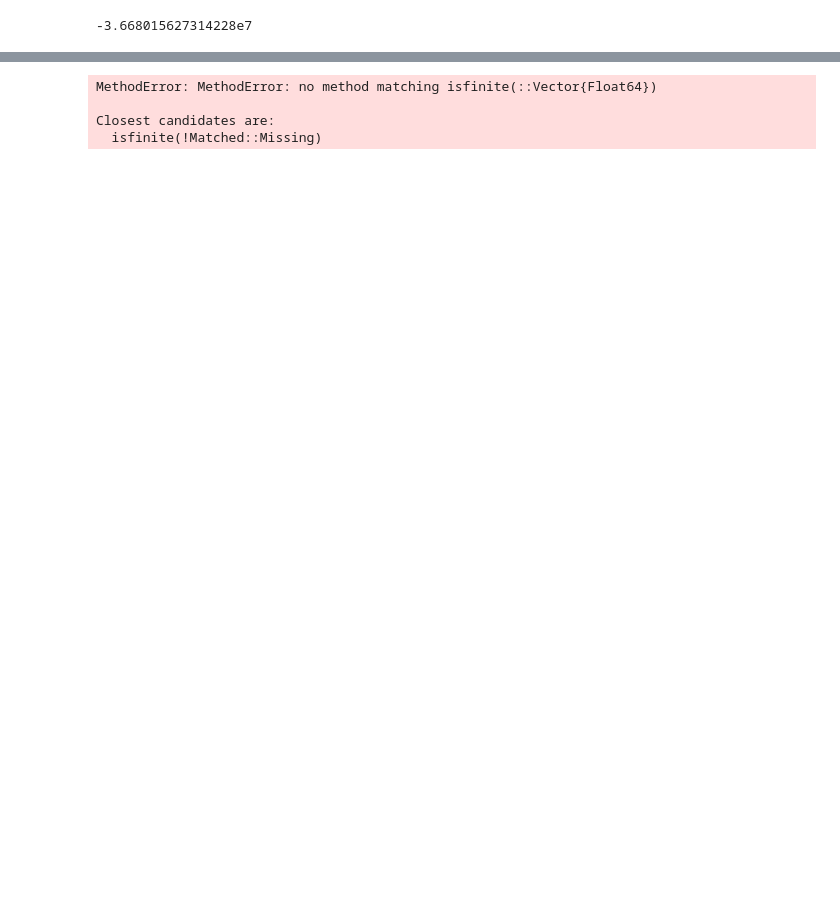
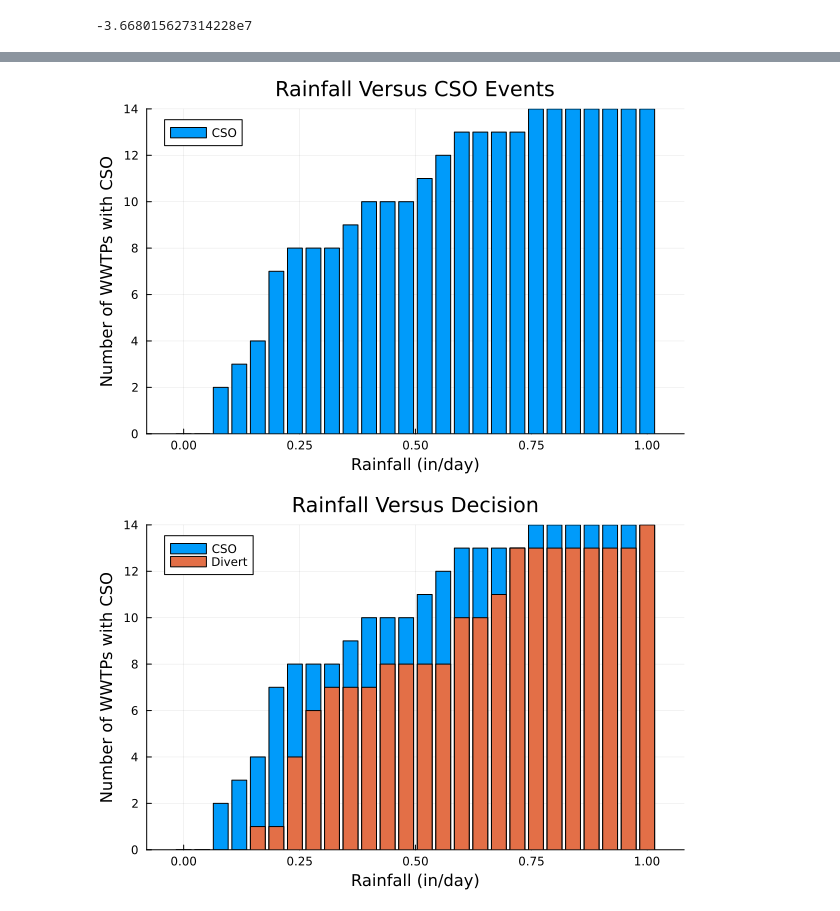
Before and after one commit to jiamingy5/4750project, a Jupyter notebook: BEE 4750 Final.ipynb, the cells around one changed output, grey strips where cells are left out. Cells and saved outputs as stored; diff of their text form; code cells hidden in the pictures; blank space fills up the shorter version.

```diff
--- a/BEE 4750 Final.ipynb
+++ b/BEE 4750 Final.ipynb
@@ -186,33 +251,28 @@ display(table)
 # %%
 #rainfall vs cso events bar graph
 bar_graph1 = bar(rainfall, overflow_num, label="CSO")
 title!("Rainfall Versus CSO Events")
 xlabel!("Rainfall (in/day)")
 ylabel!("Number of WWTPs with CSO")
 savefig("4750bar1.png")
 
-# using StatsPlots
 #rainfall vs cso versus divert decision stacked bar graph
-# bar_graph2 = bar(rainfall, [divert_num, overflow_num], label=["CSO" "Divert"], stack=true)
-# bar_graph2 = groupedbar(rainfall, [CSO_num, divert_num], label=["CSO" "Divert"])
-# bar_graph2 = bar(rainfall, CSO_num, label="CSO")
-# bar!(rainfall, divert_num, label="Divert")
-# title!("Rainfall Versus Decision")
-# xlabel!("Rainfall (in/day)")
-# ylabel!("Number of WWTPs with CSO")
-# savefig("4750bar2.png")
+bar_graph2 = bar(rainfall, overflow_num, label="CSO")
+bar!(rainfall, divert_num, label="Divert")
+title!("Rainfall Versus Decision")
+xlabel!("Rainfall (in/day)")
+ylabel!("Number of WWTPs with CSO")
+savefig("4750bar2.png")
 
-scatterplot = scatter(rainfall, overflow_vol)
+scatterplot = scatter(rainfall, overflow_vol, label="Overflow Amount")
 title!("Rainfall Versus Overflow Amount")
 xlabel!("Rainfall (in/day)")
 ylabel!("Overflow Total (MGD)")
 savefig("4750scatter.png")
 
 display(bar_graph1)
-# display(bar_graph2)
+display(bar_graph2)
 display(scatterplot)
 # %% [output]
-MethodError: MethodError: no method matching isfinite(::Vector{Float64})
-
-Closest candidates are:
-  isfinite(!Matched::Missing)
+[figure, added]
+[figure, added]
```
Also changed, not shown: parts of 6 cells of this notebook, 5 other files.
